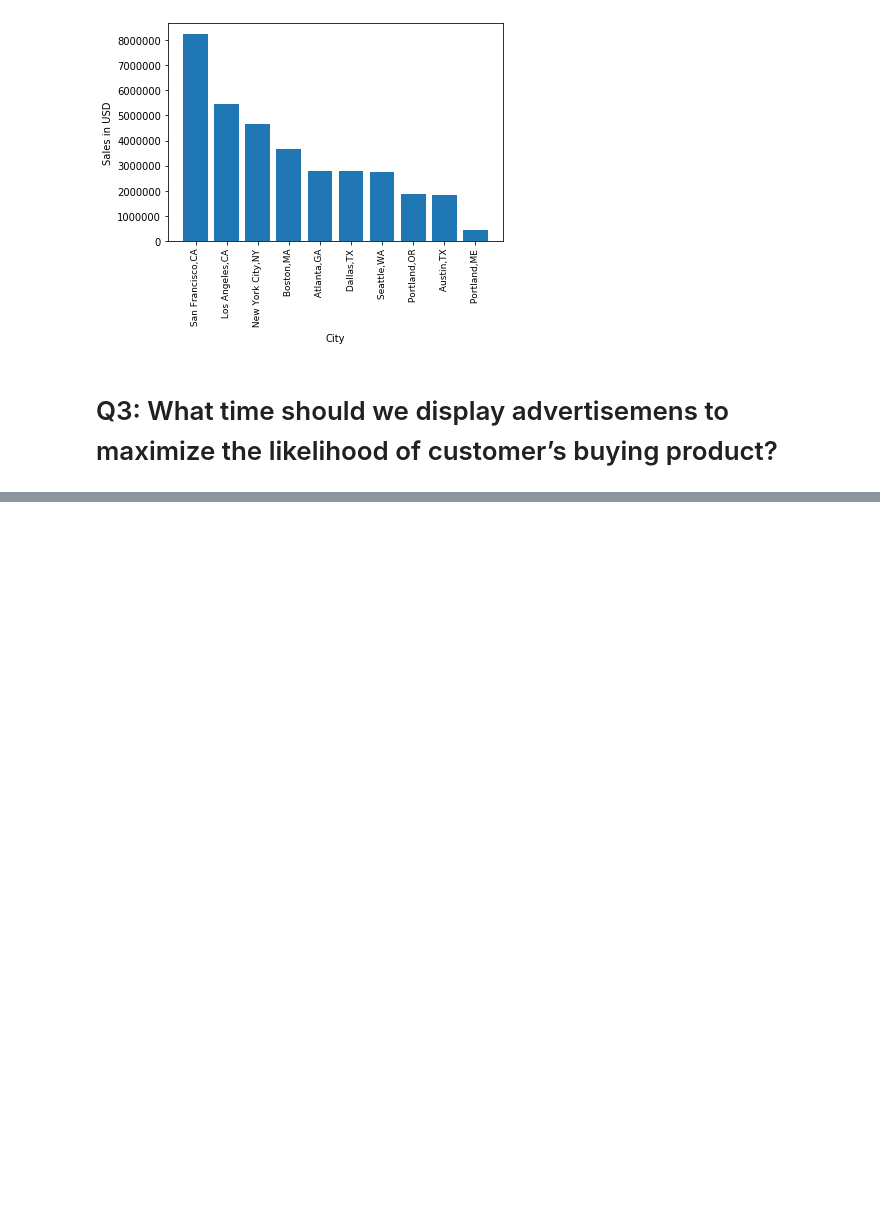
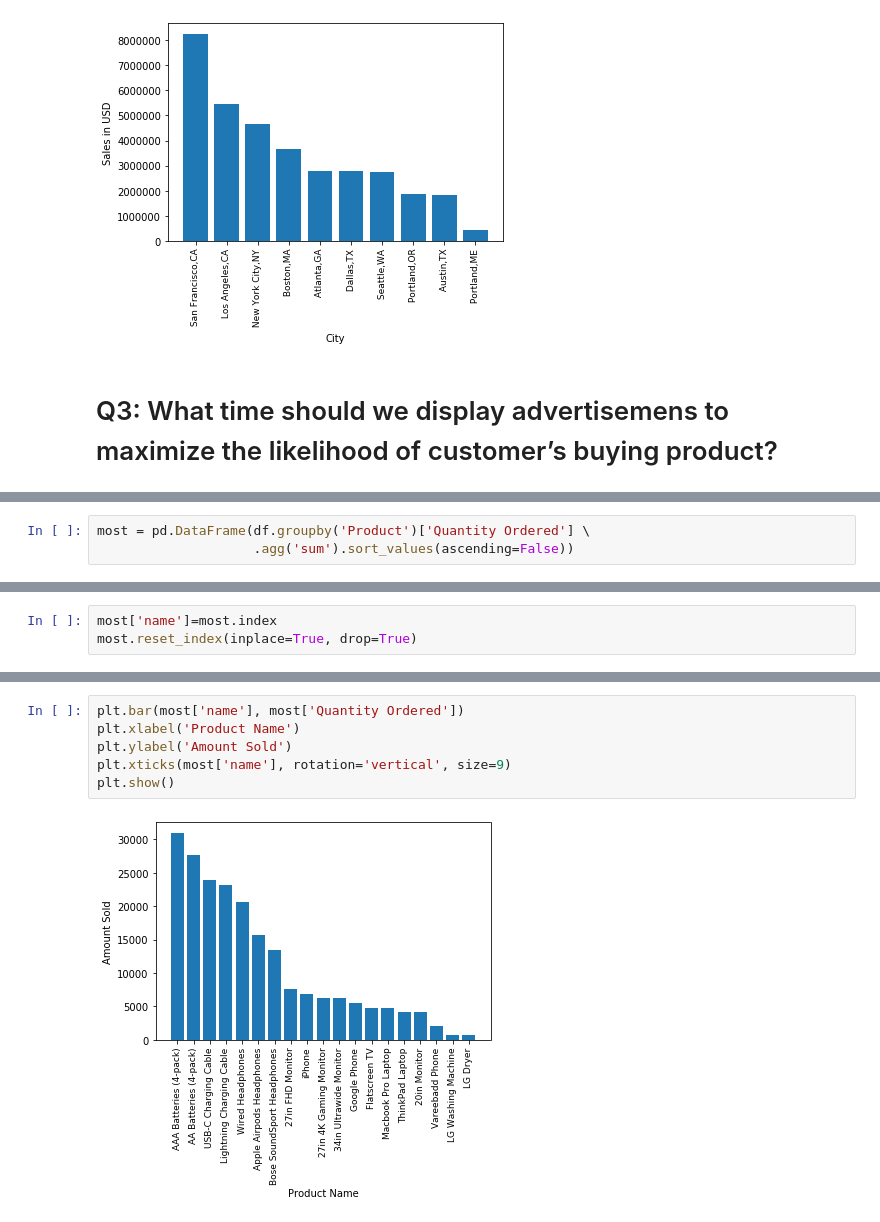
Before and after one commit to paabes/Data-Science, a Jupyter notebook: SalesAnalysis/multiple dataset analysis .ipynb, the cells around one changed output, grey strips where cells are left out. Drawn from its saved outputs; the diff is of its cells as text; blank space fills up the shorter version.

```diff
--- a/SalesAnalysis/multiple dataset analysis .ipynb
+++ b/SalesAnalysis/multiple dataset analysis .ipynb
@@ -256,0 +377,3 @@ plt.show()
+# %%
+most = pd.DataFrame(df.groupby('Product')['Quantity Ordered'] \
+                    .agg('sum').sort_values(ascending=False))
@@ -256,0 +390,3 @@ plt.show()
+# %%
+most['name']=most.index
+most.reset_index(inplace=True, drop=True)
@@ -256,0 +402,8 @@ plt.show()
+# %%
+plt.bar(most['name'], most['Quantity Ordered'])
+plt.xlabel('Product Name')
+plt.ylabel('Amount Sold')
+plt.xticks(most['name'], rotation='vertical', size=9)
+plt.show()
+# %% [output]
+[figure, added]
```
Also changed, not shown: parts of 34 cells of this notebook.
